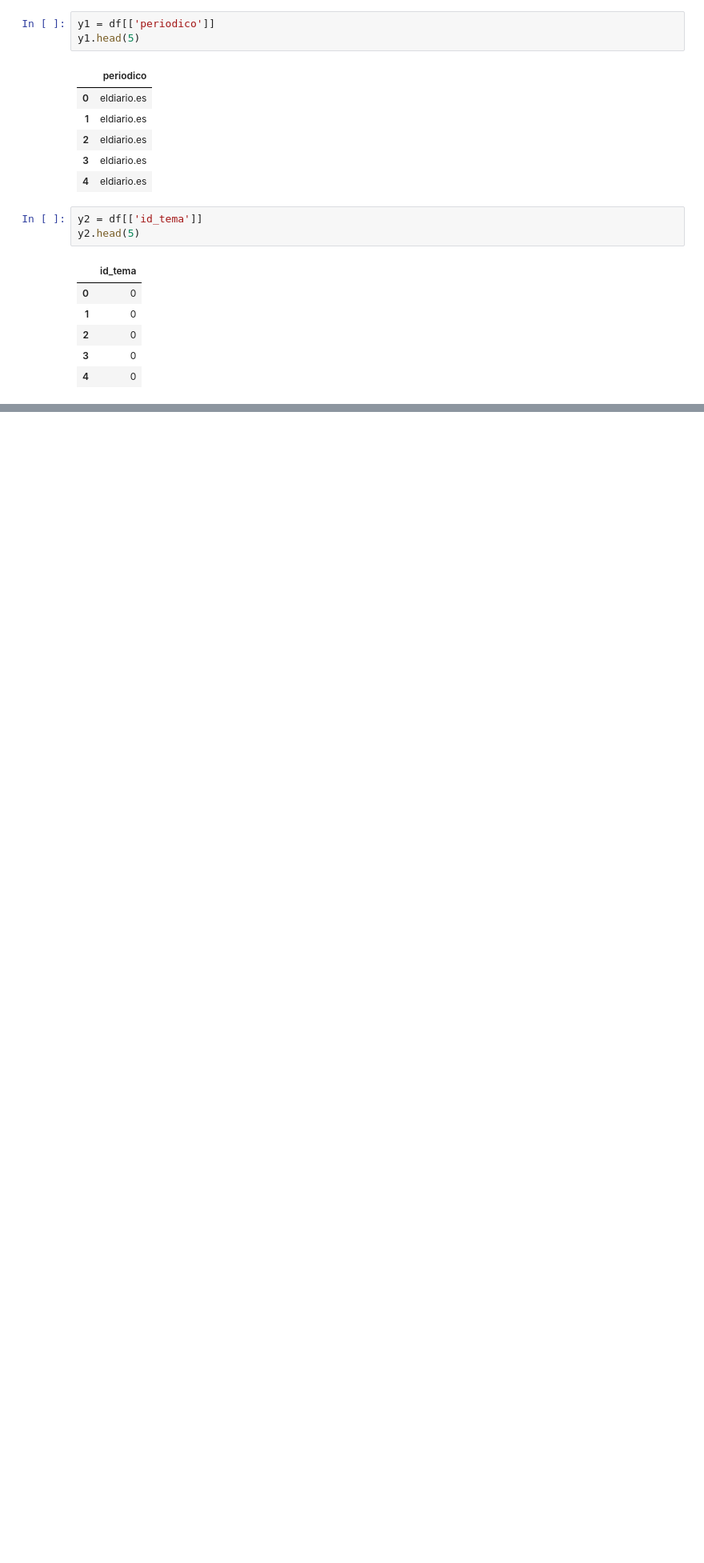
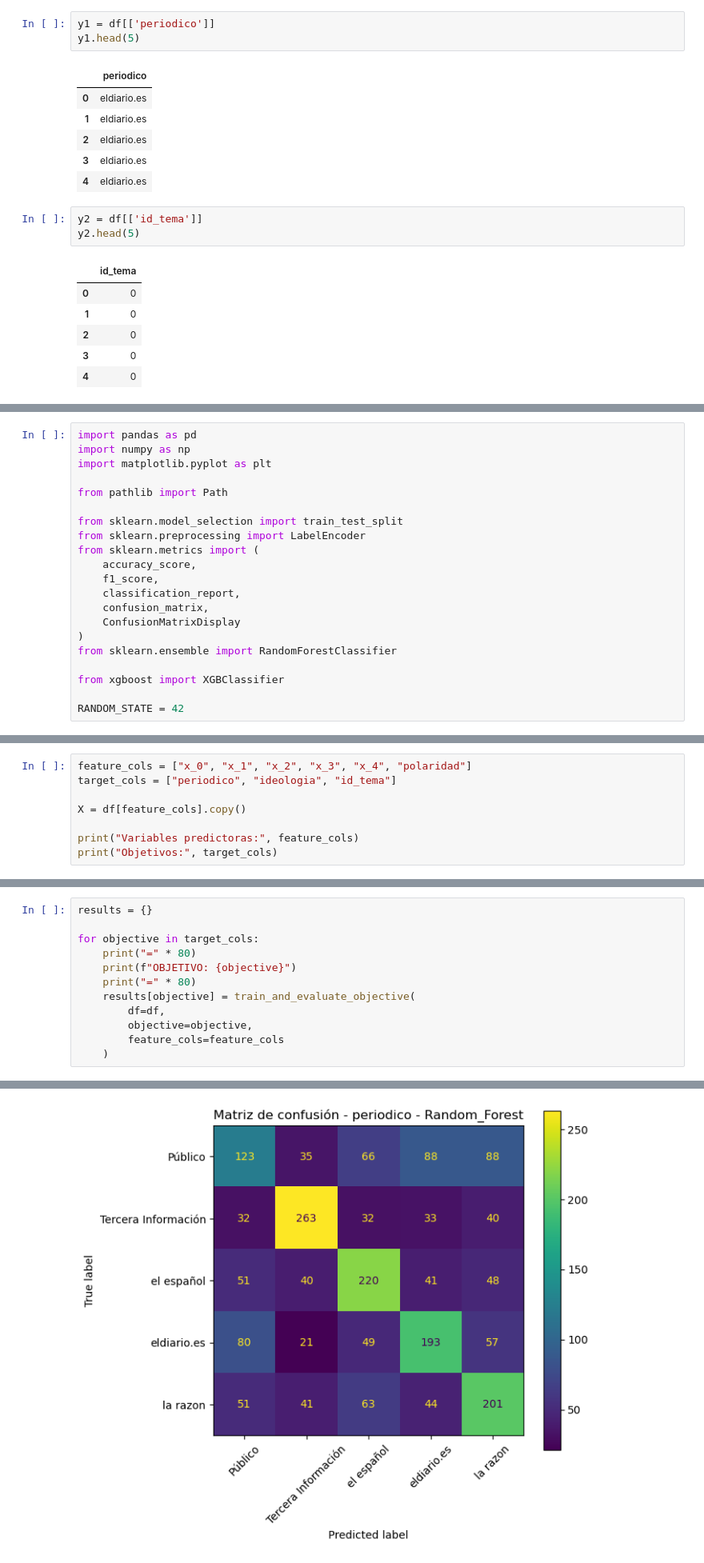
Before and after one commit to avaljuan/NLP_trabajo, a Jupyter notebook: Analisis.ipynb, the cells around one changed output, grey strips where cells are left out. Shown at 80% size. Saved outputs shown, nothing was run; the diff lists cells and outputs as text; blank space fills up the shorter version.

```diff
--- a/Analisis.ipynb
+++ b/Analisis.ipynb
@@ -357,0 +504,21 @@ y2.head(5)
+# %%
+import pandas as pd
+import numpy as np
+import matplotlib.pyplot as plt
+
+from pathlib import Path
+
+from sklearn.model_selection import train_test_split
+from sklearn.preprocessing import LabelEncoder
+from sklearn.metrics import (
+    accuracy_score,
+    f1_score,
+    classification_report,
+    confusion_matrix,
+    ConfusionMatrixDisplay
+)
+from sklearn.ensemble import RandomForestClassifier
+
+from xgboost import XGBClassifier
+
+RANDOM_STATE = 42
@@ -357,0 +540,8 @@ y2.head(5)
+# %%
+feature_cols = ["x_0", "x_1", "x_2", "x_3", "x_4", "polaridad"]
+target_cols = ["periodico", "ideologia", "id_tema"]
+
+X = df[feature_cols].copy()
+
+print("Variables predictoras:", feature_cols)
+print("Objetivos:", target_cols)
@@ -357,0 +650,13 @@ y2.head(5)
+# %%
+results = {}
+
+for objective in target_cols:
+    print("=" * 80)
+    print(f"OBJETIVO: {objective}")
+    print("=" * 80)
+    results[objective] = train_and_evaluate_objective(
+        df=df,
+        objective=objective,
+        feature_cols=feature_cols
+    )
+# %% [output]
@@ -357,0 +666 @@ y2.head(5)
+[figure, added]
```
Also changed, not shown: parts of 18 cells of this notebook, 7 other files.
